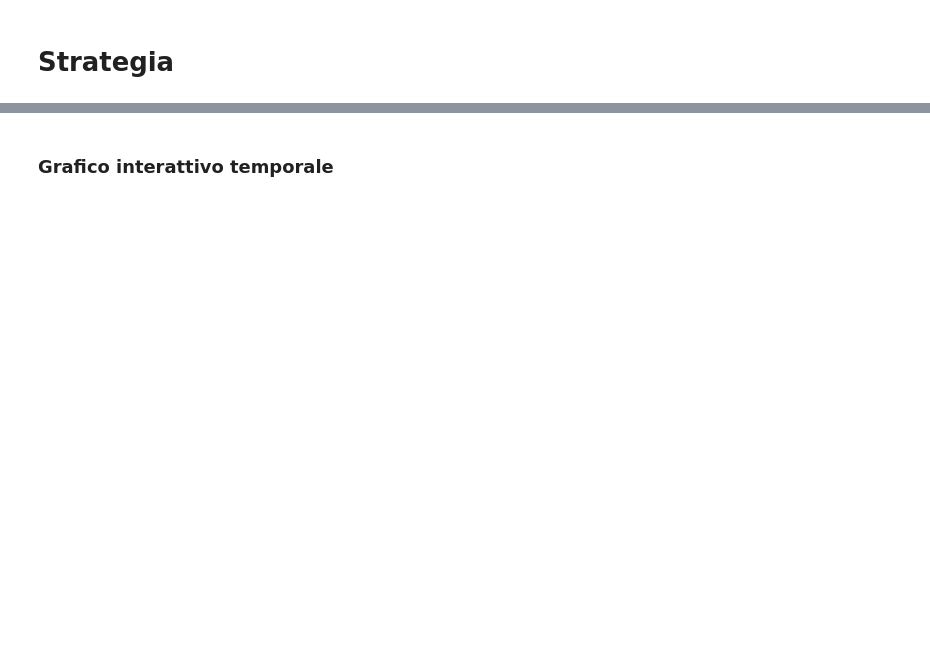
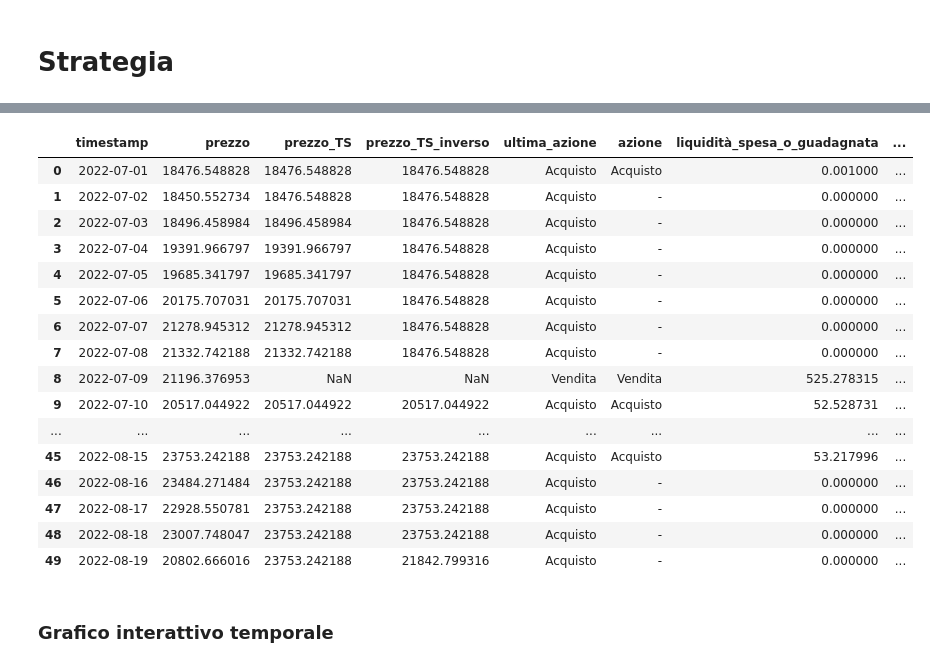
Before and after one commit to AleImbri/Crypto-strategies-simulations, a Jupyter notebook: Trading con doppio trailing stop variabile.ipynb, the cells around one changed output, grey strips where cells are left out. Saved outputs shown, nothing was run; the diff lists cells and outputs as text; code cells hidden in the pictures; blank space fills up the shorter version.

```diff
--- a/Trading con doppio trailing stop variabile.ipynb
+++ b/Trading con doppio trailing stop variabile.ipynb
@@ -234,3 +235,23 @@ np.float64(1.1512896278341151)
+# %%
+df_transazioni[:50]
+# %% [output]
+|  | timestamp | prezzo | prezzo_TS | prezzo_TS_inverso | ultima_azione | azione | liquidità_spesa_o_guadagnata | ... |
+| 0 | 2022-07-01 | 18476.548828 | 18476.548828 | 18476.548828 | Acquisto | Acquisto | 0.001000 | ... |
+| 1 | 2022-07-02 | 18450.552734 | 18476.548828 | 18476.548828 | Acquisto | - | 0.000000 | ... |
+| 2 | 2022-07-03 | 18496.458984 | 18496.458984 | 18476.548828 | Acquisto | - | 0.000000 | ... |
+| 3 | 2022-07-04 | 19391.966797 | 19391.966797 | 18476.548828 | Acquisto | - | 0.000000 | ... |
+| 4 | 2022-07-05 | 19685.341797 | 19685.341797 | 18476.548828 | Acquisto | - | 0.000000 | ... |
+| 5 | 2022-07-06 | 20175.707031 | 20175.707031 | 18476.548828 | Acquisto | - | 0.000000 | ... |
+| 6 | 2022-07-07 | 21278.945312 | 21278.945312 | 18476.548828 | Acquisto | - | 0.000000 | ... |
+| 7 | 2022-07-08 | 21332.742188 | 21332.742188 | 18476.548828 | Acquisto | - | 0.000000 | ... |
+| 8 | 2022-07-09 | 21196.376953 | NaN | NaN | Vendita | Vendita | 525.278315 | ... |
+| 9 | 2022-07-10 | 20517.044922 | 20517.044922 | 20517.044922 | Acquisto | Acquisto | 52.528731 | ... |
+| ... | ... | ... | ... | ... | ... | ... | ... | ... |
+| 45 | 2022-08-15 | 23753.242188 | 23753.242188 | 23753.242188 | Acquisto | Acquisto | 53.217996 | ... |
+| 46 | 2022-08-16 | 23484.271484 | 23753.242188 | 23753.242188 | Acquisto | - | 0.000000 | ... |
+| 47 | 2022-08-17 | 22928.550781 | 23753.242188 | 23753.242188 | Acquisto | - | 0.000000 | ... |
+| 48 | 2022-08-18 | 23007.748047 | 23753.242188 | 23753.242188 | Acquisto | - | 0.000000 | ... |
+| 49 | 2022-08-19 | 20802.666016 | 23753.242188 | 21842.799316 | Acquisto | - | 0.000000 | ... |
 # %%
 # Funzione per creare il grafico delle transazioni
 def crea_grafico_transazioni(df_transazioni):
```
Also changed, not shown: parts of 7 cells of this notebook, 1 other file.
